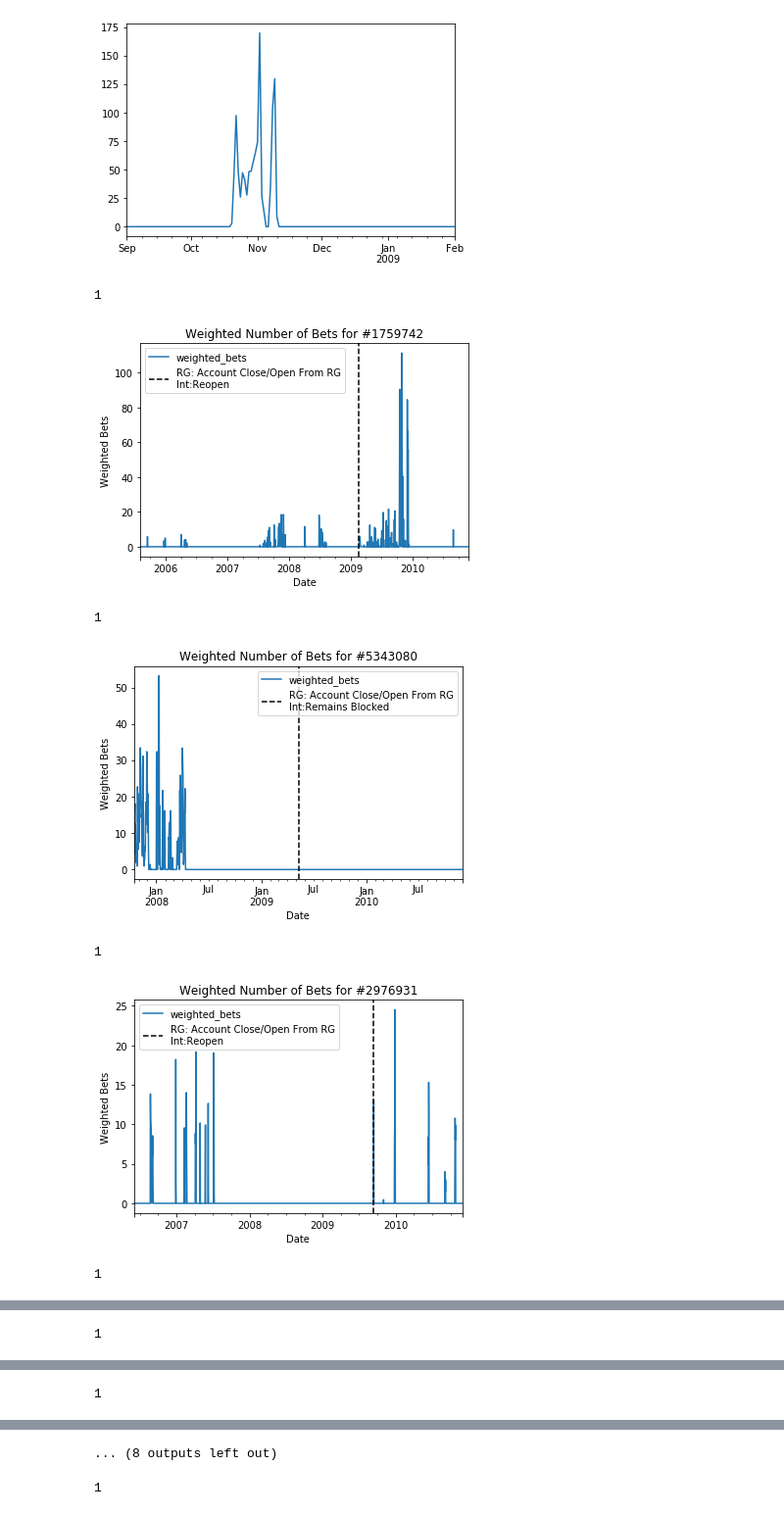
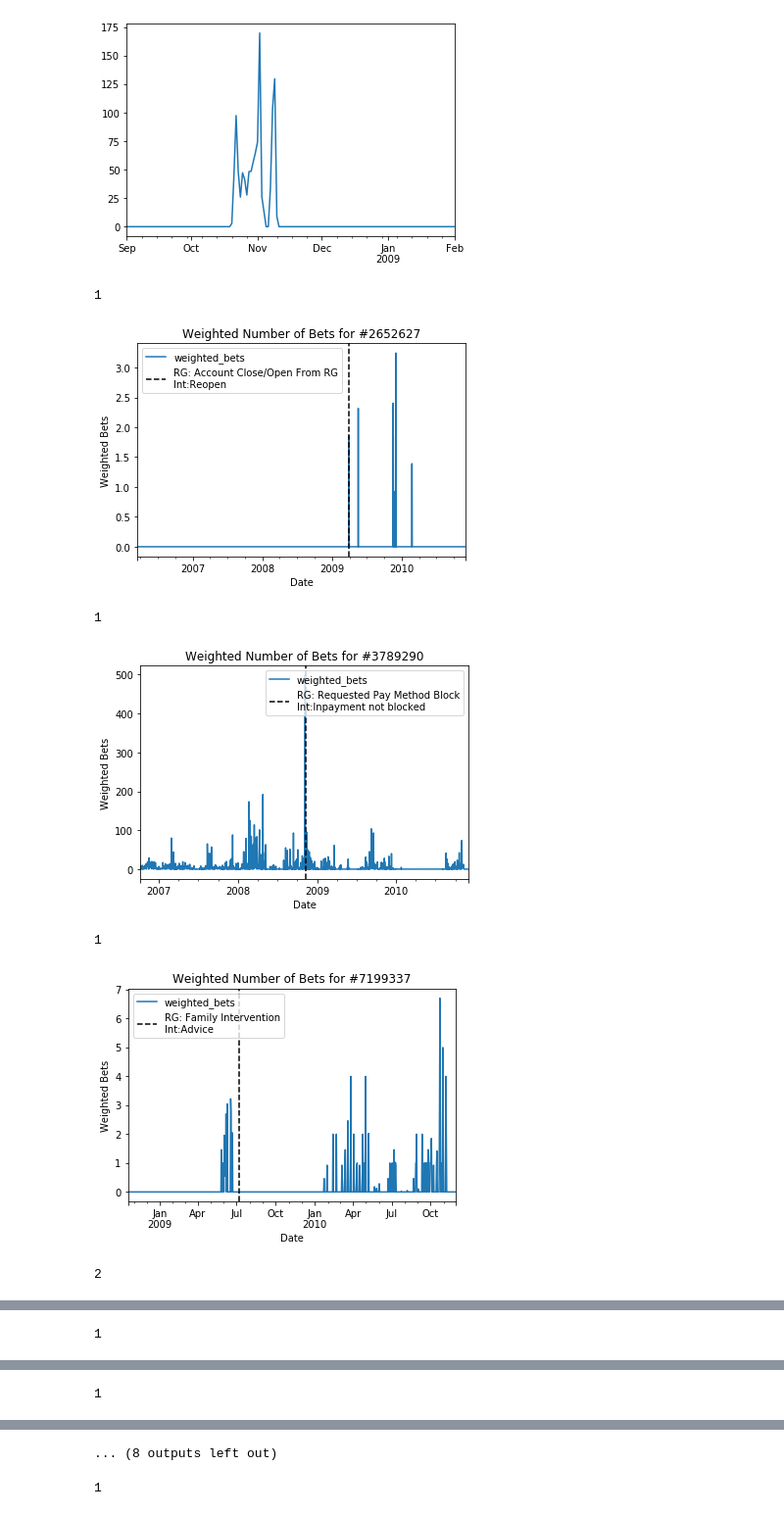
Before and after one commit to alro5921/problem-gambling-study, a Jupyter notebook: notebooks/EDAish.ipynb, the cells around one changed output, grey strips where cells are left out. Shown: that part at 98% size. Drawn from its saved outputs; the diff is of its cells as text; code cells hidden in the pictures.

```diff
--- a/notebooks/EDAish.ipynb
+++ b/notebooks/EDAish.ipynb
@@ -91,31 +98,31 @@ no_rg_ids = list(demo_df[demo_df['rg'] == 0].index)
 # %%
 def plot_ts(ts, user_id, plt_column = 'hold_cum', rg_info = None):
     ts[plt_column].plot(label = plt_column)
     #ts['num_bets'].plot(label = "Cumulative Loss")
     if rg_info is not None and (user_id in rg_info.index):
         first_rg = rg_info.loc[user_id, 'first_date']
         rg_desc = rg_info.loc[user_id, 'ev_desc']
         inter_desc = rg_info.loc[user_id, 'inter_desc']
         print(rg_info.loc[user_id, 'events'])
         plt.axvline(first_rg, linestyle = "--", label = f'RG: {rg_desc}\nInt:{inter_desc}', color = 'black')
 cr_mask = rg_info['event_type_first'] == 2
 acc_cr_ids = list(rg_info[cr_mask].index)
 #random.seed(123)
 for _ in range(10):
-    user_id = random.choice(acc_cr_ids)
+    user_id = random.choice(rg_ids)
     all_prods = list(range(1,30))
     ts = accum_by_date(gam_test, user_id, all_prods)
     plot_ts(ts, user_id, plt_column = 'weighted_bets', rg_info = rg_info)
     plt.title(f'Weighted Number of Bets for #{user_id}')
     plt.xlabel("Date")
     plt.ylabel("Weighted Bets")
     plt.legend()
     plt.show()
 # %% [output]
 1
-[figure, old version]
+[figure, new version]
 1
-[figure, old version]
+[figure, new version]
 1
-[figure, old version]
+[figure, new version]
-1
+2
```
Also changed, not shown: parts of 21 cells of this notebook, 5 other files.
